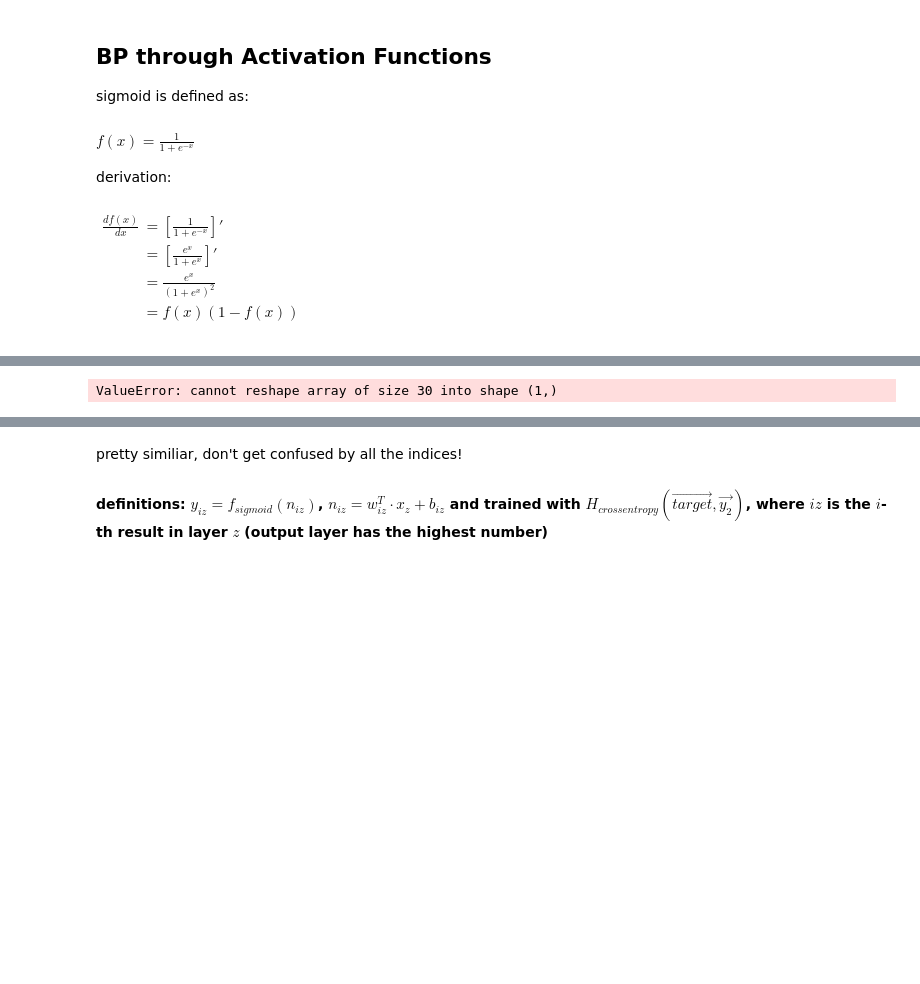
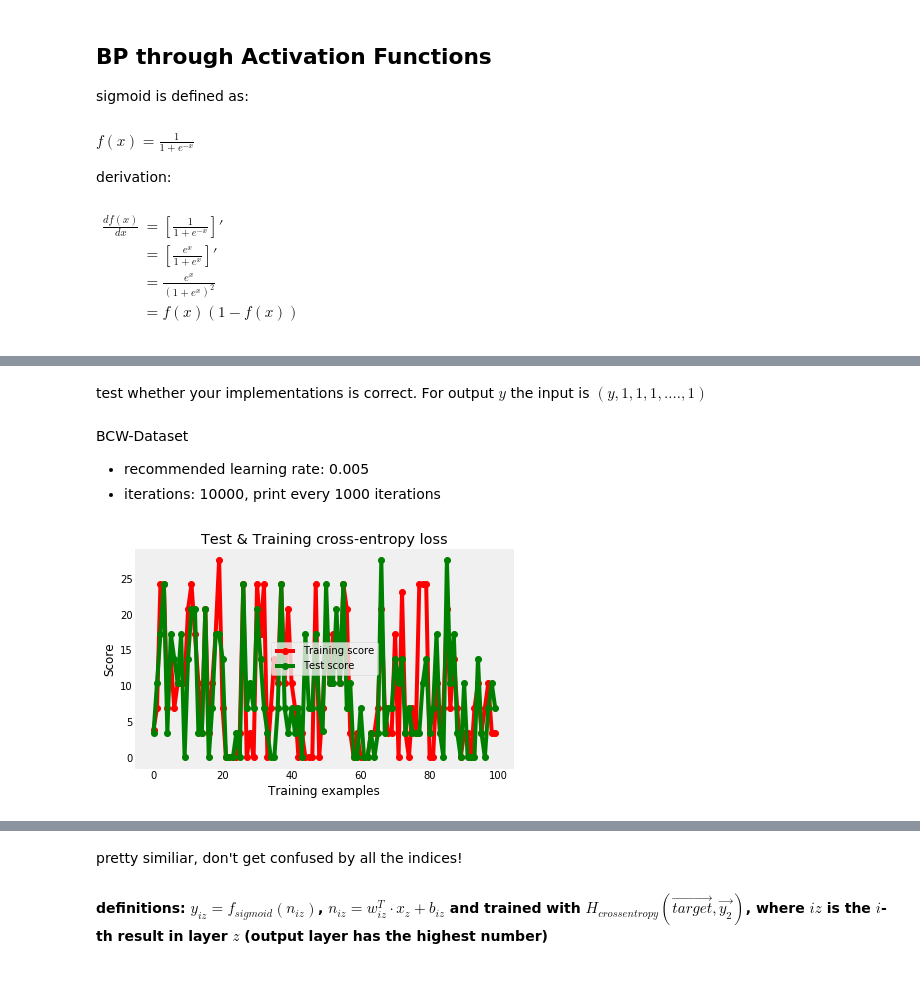
Before and after one commit to hackundsoehne/2018-DL-HandsOn, a Jupyter notebook: Basics/notebooks/3-Backward-Propagation-solution.ipynb, the cells around one changed output, grey strips where cells are left out. Cells and saved outputs as stored; diff of their text form; code cells hidden in the pictures; blank space fills up the shorter version.

```diff
--- a/Basics/notebooks/3-Backward-Propagation-solution.ipynb
+++ b/Basics/notebooks/3-Backward-Propagation-solution.ipynb
@@ -85,8 +91,12 @@ def forewardPass(data):
 # %%
 def backwardPass(train_x, train_y):
-    N = len(train_x)
+    N = train_x.shape[0]
     res = forewardPass(train_x)
-    gradient = np.dot(train_x.T,  res - train_y)
+    gradient = np.dot(res - train_y, train_x)
     temp = res - train_y
-    backwardB.setWeights(backwardB.getWeights() - (0.02) * gradient)
-    backwardB.setBias(np.sum(temp) - (0.02) * np.sum(temp))
+    newWeights = backwardB.getWeights() - (0.005) * np.sum(gradient, axis=0)
+    backwardB.setWeights(newWeights)
+    newBias = backwardB.getBias() - (0.005) * np.sum(temp)
+    backwardB.setBias(newBias)
+# %% [markdown]
+test whether your implementations is correct. For output $y$ the input is $(y,1,1,1,....,1)$
@@ -93 +107,5 @@ def backwardPass(train_x, train_y):
+# %% [markdown]
+ BCW-Dataset
+ - recommended learning rate: 0.005
+ - iterations: 10000, print every 1000 iterations
 # %%
@@ -94,8 +113,8 @@ def backwardPass(train_x, train_y):
 train = backwardB.getTrain(backwardPass, forewardPass)
 # %%
-train.train(100,10)
+train.train(1000,10)
 # %% [output]
-ValueError: cannot reshape array of size 30 into shape (1,)
+[figure, added]
 # %% [markdown]
 ## Putting it together: MNIST
 ![alt text](/assets/mlp_model.png)
```
Also changed, not shown: parts of 7 cells of this notebook, 2 other files.
